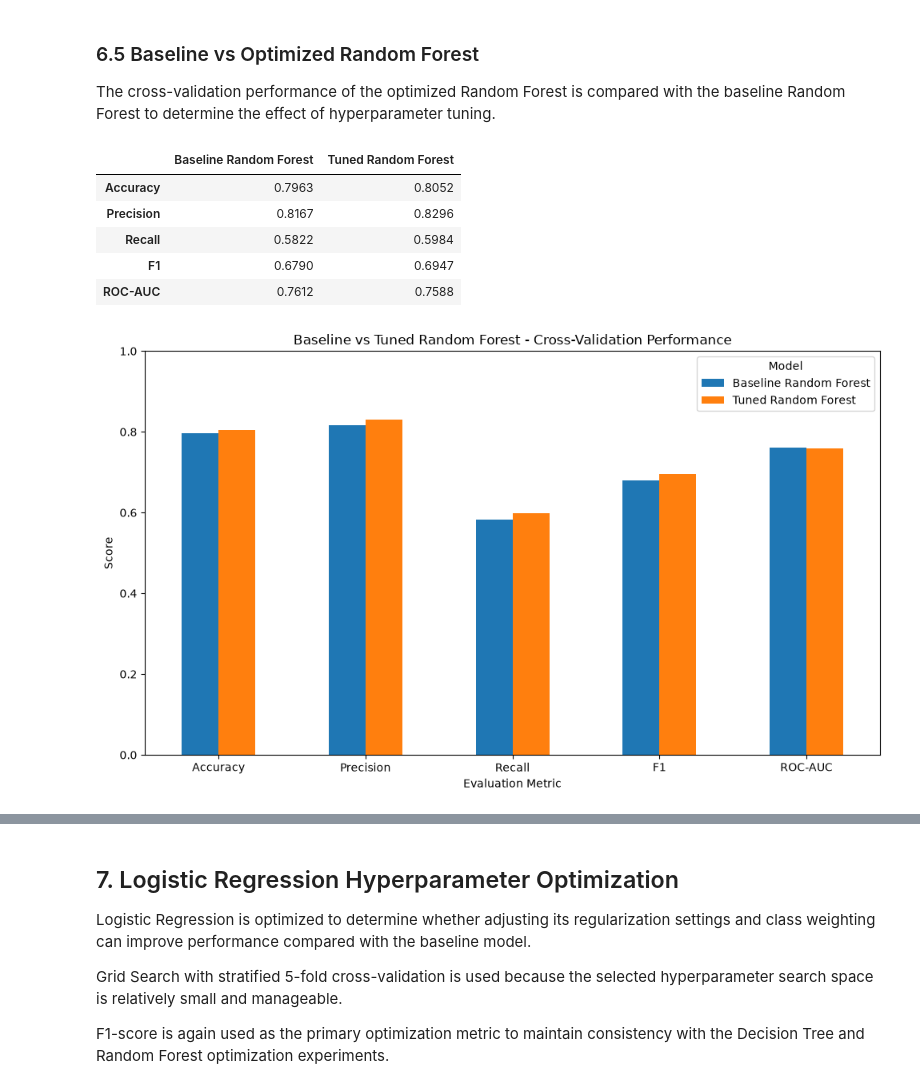
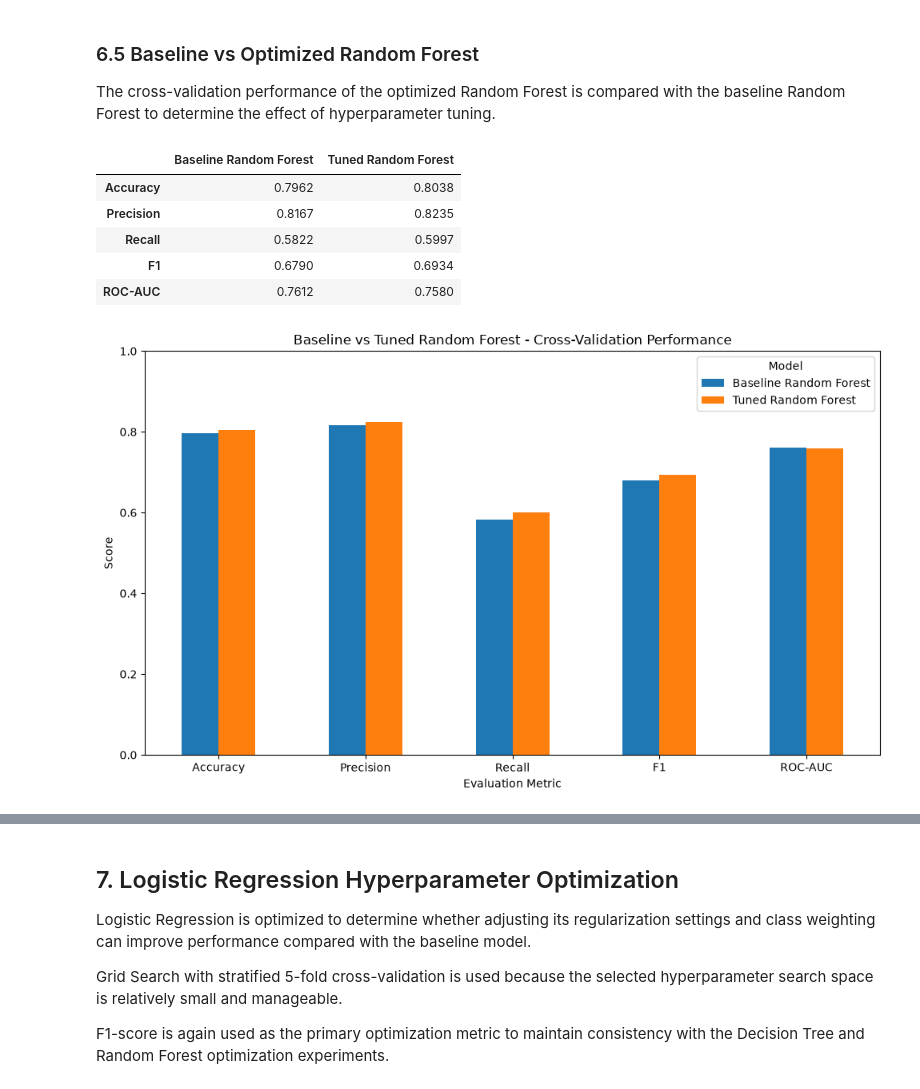
Before and after one commit to nethmas21/hr-attrition-it3051, a Jupyter notebook: notebooks/04_ModelOptimization.ipynb, the cells around one changed output, grey strips where cells are left out. Drawn from its saved outputs; the diff is of its cells as text; code cells hidden in the pictures.

```diff
--- a/notebooks/04_ModelOptimization.ipynb
+++ b/notebooks/04_ModelOptimization.ipynb
@@ -174,6 +170,18 @@ scoring_metrics = {
     "roc_auc": "roc_auc"
 }
 
+
+def cv_means(cv_results):
+    """Mean cross-validation score for each metric."""
+    return {
+        "Accuracy": cv_results["test_accuracy"].mean(),
+        "Precision": cv_results["test_precision"].mean(),
+        "Recall": cv_results["test_recall"].mean(),
+        "F1": cv_results["test_f1"].mean(),
+        "ROC-AUC": cv_results["test_roc_auc"].mean()
+    }
+
+
 print("Stratified 5-fold cross-validation configured.")
 # %% [output]
 Stratified 5-fold cross-validation configured.
@@ -451,16 +485,12 @@ random_forest_param_dist = {
     "max_depth": [None, 5, 10, 15, 20],
     "min_samples_split": [2, 5, 10, 20],
     "min_samples_leaf": [1, 2, 4, 8],
-    "max_features": ["sqrt", "log2", None]
+    "max_features": ["sqrt", "log2", None],
+    "class_weight": [None, "balanced"]
 }
 
-total_rf_combinations = (
-    len(random_forest_param_dist["n_estimators"])
-    * len(random_forest_param_dist["max_depth"])
-    * len(random_forest_param_dist["min_samples_split"])
-    * len(random_forest_param_dist["min_samples_leaf"])
-    * len(random_forest_param_dist["max_features"])
-)
+total_rf_combinations = int(np.prod([len(v) for v in random_forest_param_dist.values()]))
 
 print("Total possible Random Forest combinations:", total_rf_combinations)
+print("Combinations sampled by Randomized Search: 50")
 # %% [output]
@@ -585,50 +631,38 @@ Roc_auc   : 0.7588 ± 0.0180
 
 The cross-validation performance of the optimized Random Forest is compared with the baseline Random Forest to determine the effect of hyperparameter tuning.
 # %%
-# Baseline Random Forest results from Stage 6
-baseline_rf_metrics = {
-    "Accuracy": 0.7963,
-    "Precision": 0.8167,
-    "Recall": 0.5822,
-    "F1": 0.6790,
-    "ROC-AUC": 0.7612
-}
+# Baseline Random Forest results (Section 4.1)
+baseline_rf_metrics = cv_means(baseline_cv["Random Forest"])
 
 # Tuned Random Forest results
-tuned_rf_metrics = {
-    "Accuracy": tuned_rf_cv_results["test_accuracy"].mean(),
-    "Precision": tuned_rf_cv_results["test_precision"].mean(),
-    "Recall": tuned_rf_cv_results["test_recall"].mean(),
-    "F1": tuned_rf_cv_results["test_f1"].mean(),
-    "ROC-AUC": tuned_rf_cv_results["test_roc_auc"].mean()
-}
+tuned_rf_metrics = cv_means(tuned_rf_cv_results)
 
 rf_comparison = pd.DataFrame({
     "Baseline Random Forest": baseline_rf_metrics,
     "Tuned Random Forest": tuned_rf_metrics
 })
 
 display(rf_comparison.round(4))
 
 # Plot comparison
 rf_comparison.plot(
     kind="bar",
     figsize=(10, 6)
 )
 
 plt.title("Baseline vs Tuned Random Forest - Cross-Validation Performance")
 plt.ylabel("Score")
 plt.xlabel("Evaluation Metric")
 plt.ylim(0, 1)
 plt.xticks(rotation=0)
 plt.legend(title="Model")
 plt.tight_layout()
 plt.show()
 # %% [output]
 |  | Baseline Random Forest | Tuned Random Forest |
-| Accuracy | 0.7963 | 0.8052 |
-| Precision | 0.8167 | 0.8296 |
-| Recall | 0.5822 | 0.5984 |
-| F1 | 0.6790 | 0.6947 |
-| ROC-AUC | 0.7612 | 0.7588 |
+| Accuracy | 0.7962 | 0.8038 |
+| Precision | 0.8167 | 0.8235 |
+| Recall | 0.5822 | 0.5997 |
+| F1 | 0.6790 | 0.6934 |
+| ROC-AUC | 0.7612 | 0.7580 |
 [figure]
```
Also changed, not shown: parts of 89 cells of this notebook, 21 other files.
